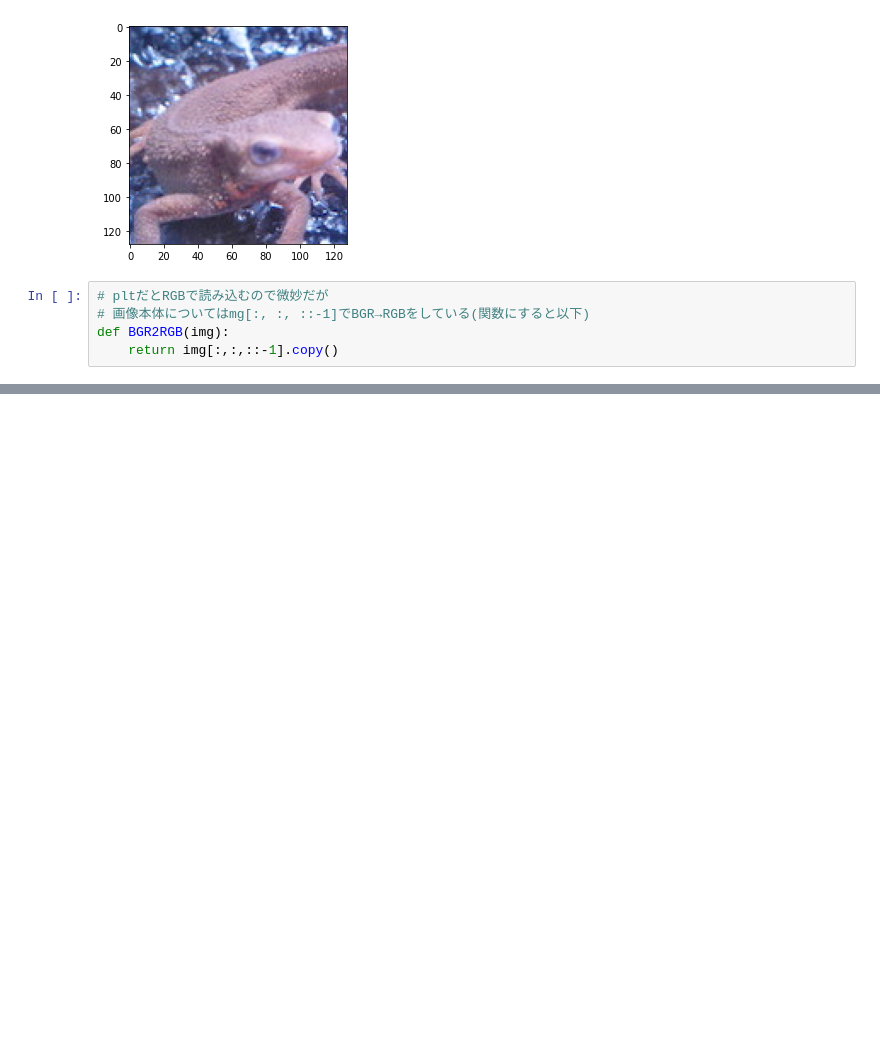
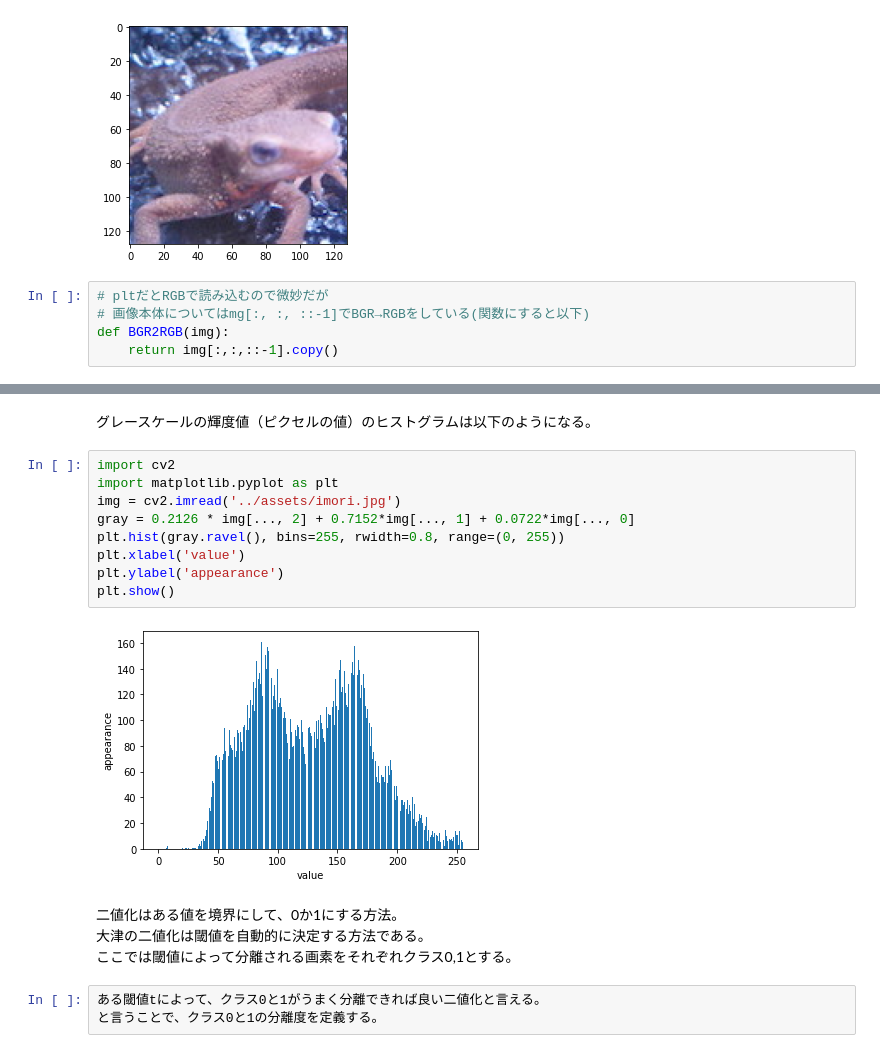
Before and after one commit to beeeyan/ai-implementation-test, a Jupyter notebook: question1-10/question1-10.ipynb, the cells around one changed output, grey strips where cells are left out. Saved outputs shown, nothing was run; the diff lists cells and outputs as text; blank space fills up the shorter version.

```diff
--- a/question1-10/question1-10.ipynb
+++ b/question1-10/question1-10.ipynb
@@ -56,0 +126,20 @@ cv2.imwrite("out.jpg", result_img)
+# %% [markdown]
+グレースケールの輝度値（ピクセルの値）のヒストグラムは以下のようになる。
+# %%
+import cv2
+import matplotlib.pyplot as plt
+img = cv2.imread('../assets/imori.jpg')
+gray = 0.2126 * img[..., 2] + 0.7152*img[..., 1] + 0.0722*img[..., 0]
+plt.hist(gray.ravel(), bins=255, rwidth=0.8, range=(0, 255))
+plt.xlabel('value')
+plt.ylabel('appearance')
+plt.show()
+# %% [output]
+[figure, added]
+# %% [markdown]
+二値化はある値を境界にして、0か1にする方法。
+大津の二値化は閾値を自動的に決定する方法である。
+ここでは閾値によって分離される画素をそれぞれクラス0,1とする。
+# %%
+ある閾値tによって、クラス0と1がうまく分離できれば良い二値化と言える。
+と言うことで、クラス0と1の分離度を定義する。
```
Also changed, not shown: parts of 10 cells of this notebook.
